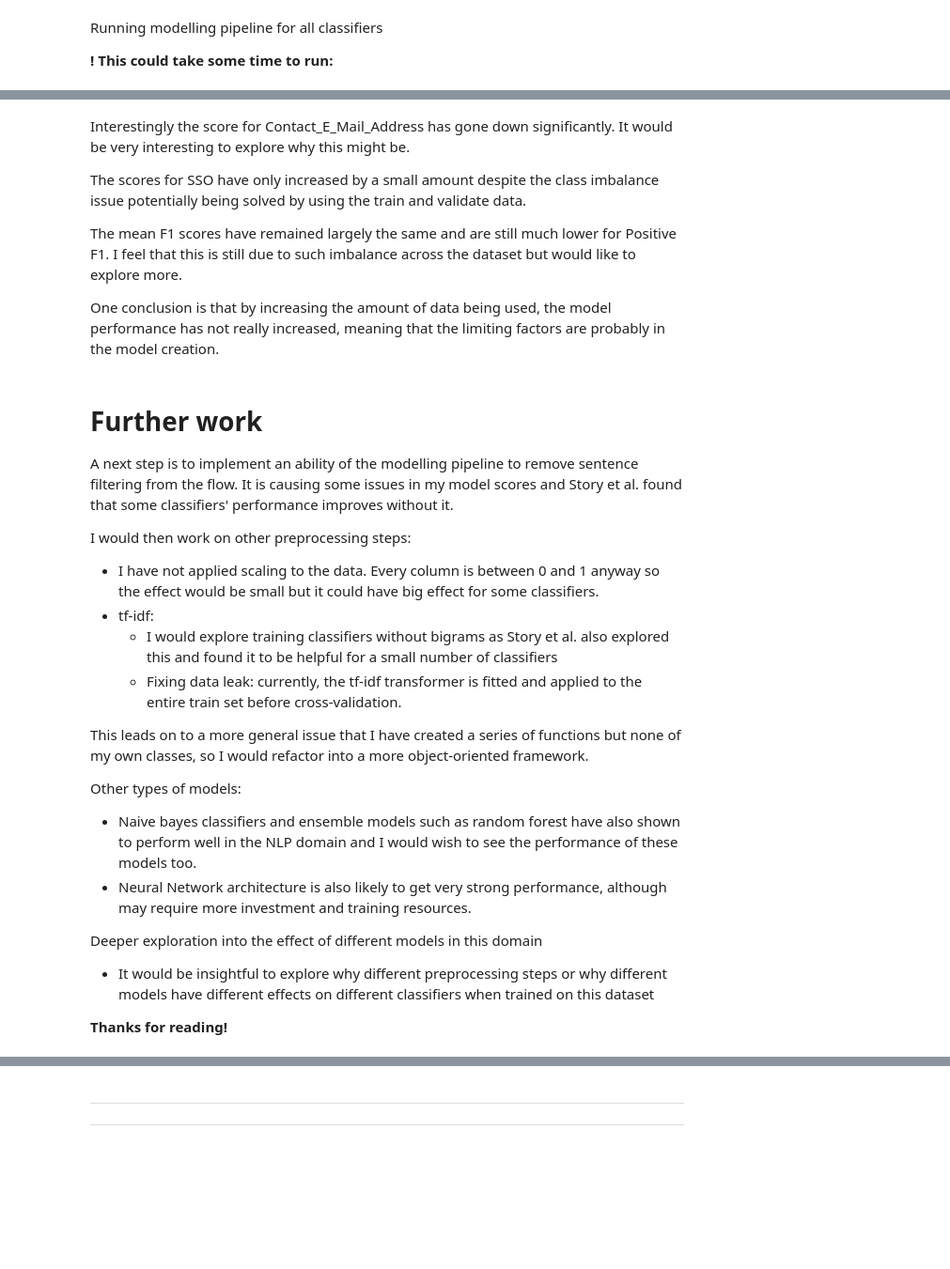
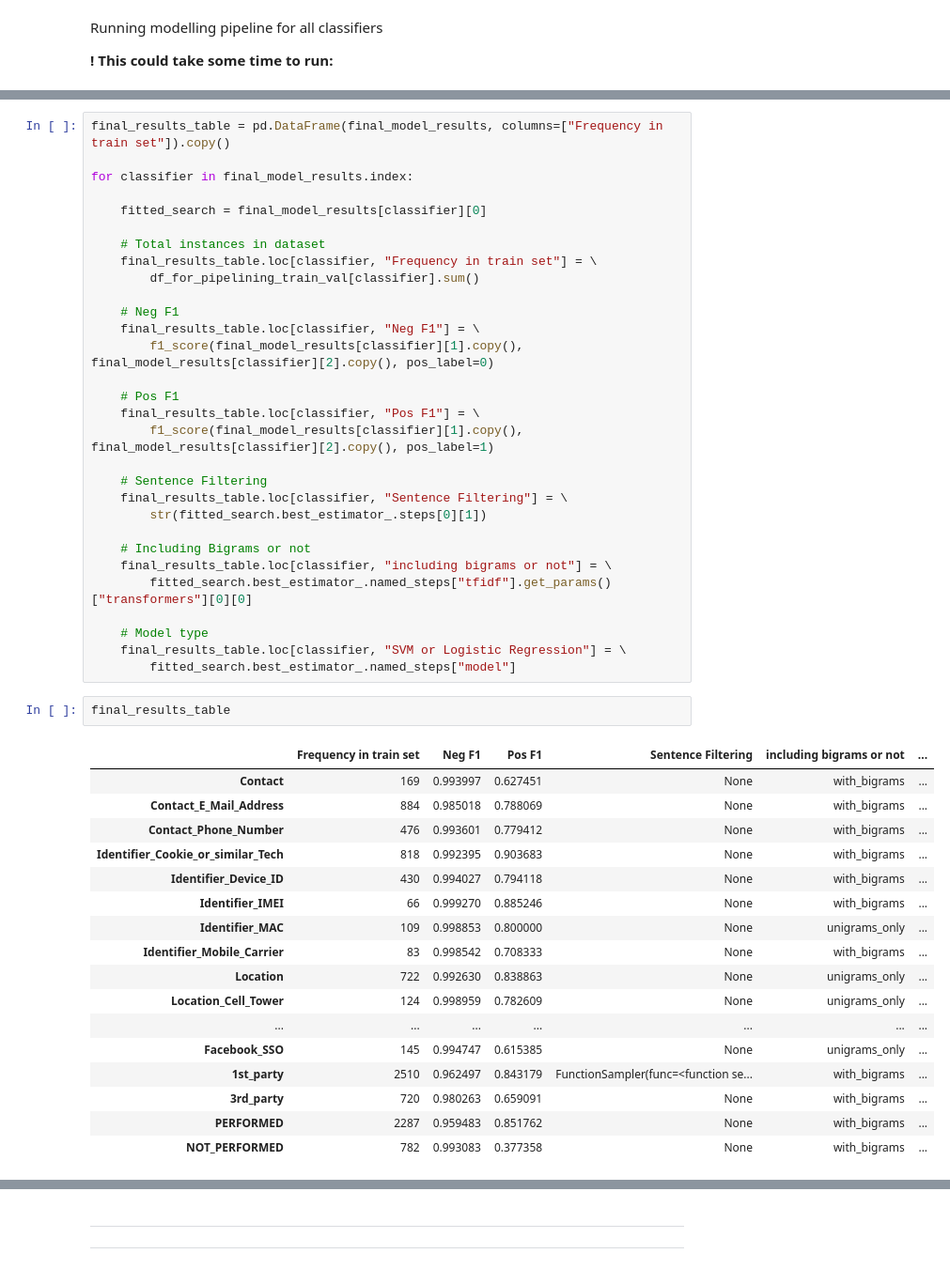
Before and after one commit to calhinchcliffe/nlp_privacy_policies, a Jupyter notebook: 5_modelling_pipeline.ipynb, the cells around one changed output, grey strips where cells are left out. Shown at 94% size. Saved outputs shown, nothing was run; the diff lists cells and outputs as text; blank space fills up the shorter version.

```diff
--- a/5_modelling_pipeline.ipynb
+++ b/5_modelling_pipeline.ipynb
@@ -1382,30 +801,50 @@ Positive F1 mean: 0.4993427790530155
-# %% [markdown]
-Interestingly the score for Contact_E_Mail_Address has gone down significantly. It would be very interesting to explore why this might be.
-
-The scores for SSO have only increased by a small amount despite the class imbalance issue potentially being solved by using the train and validate data.
-
-The mean F1 scores have remained largely the same and are still much lower for Positive F1.  I feel that this is still due to such imbalance across the dataset but would like to explore more.
-
-One conclusion is that by increasing the amount of data being used, the model performance has not really increased, meaning that the limiting factors are probably in the model creation.
-# %% [markdown]
-# Further work
-
-A next step is to implement an ability of the modelling pipeline to remove sentence filtering from the flow.  It is causing some issues in my model scores and Story et al. found that some classifiers' performance improves without it.
-
-I would then work on other preprocessing steps:
-- I have not applied scaling to the data. Every column is between 0 and 1 anyway so the effect would be small but it could have big effect for some classifiers.
-- tf-idf:
-    - I would explore training classifiers without bigrams as Story et al. also explored this and found it to be helpful for a small number of classifiers
-    - Fixing data leak: currently, the tf-idf transformer is fitted and applied to the entire train set before cross-validation.
-
-This leads on to a more general issue that I have created a series of functions but none of my own classes, so I would refactor into a more object-oriented framework.
-
-Other types of models:
-- Naive bayes classifiers and ensemble models such as random forest have also shown to perform well in the NLP domain and I would wish to see the performance of these models too.
-- Neural Network architecture is also likely to get very strong performance, although may require more investment and training resources.
-
-Deeper exploration into the effect of different models in this domain
-
-- It would be insightful to explore why different preprocessing steps or why different models have different effects on different classifiers when trained on this dataset
-
-**Thanks for reading!**
+# %%
+final_results_table = pd.DataFrame(final_model_results, columns=["Frequency in train set"]).copy()
+
+for classifier in final_model_results.index:
+
+    fitted_search = final_model_results[classifier][0]
+
+    # Total instances in dataset
+    final_results_table.loc[classifier, "Frequency in train set"] = \
+        df_for_pipelining_train_val[classifier].sum()
+
+    # Neg F1
+    final_results_table.loc[classifier, "Neg F1"] = \
+        f1_score(final_model_results[classifier][1].copy(), final_model_results[classifier][2].copy(), pos_label=0)
+
+    # Pos F1
+    final_results_table.loc[classifier, "Pos F1"] = \
+        f1_score(final_model_results[classifier][1].copy(), final_model_results[classifier][2].copy(), pos_label=1)
+
+    # Sentence Filtering
+    final_results_table.loc[classifier, "Sentence Filtering"] = \
+        str(fitted_search.best_estimator_.steps[0][1])
+
+    # Including Bigrams or not
+    final_results_table.loc[classifier, "including bigrams or not"] = \
+        fitted_search.best_estimator_.named_steps["tfidf"].get_params()["transformers"][0][0]
+
+    # Model type
+    final_results_table.loc[classifier, "SVM or Logistic Regression"] = \
+        fitted_search.best_estimator_.named_steps["model"]
+# %%
+final_results_table
+# %% [output]
+|  | Frequency in train set | Neg F1 | Pos F1 | Sentence Filtering | including bigrams or not | ... |
+| Contact | 169 | 0.993997 | 0.627451 | None | with_bigrams | ... |
+| Contact_E_Mail_Address | 884 | 0.985018 | 0.788069 | None | with_bigrams | ... |
+| Contact_Phone_Number | 476 | 0.993601 | 0.779412 | None | with_bigrams | ... |
+| Identifier_Cookie_or_similar_Tech | 818 | 0.992395 | 0.903683 | None | with_bigrams | ... |
+| Identifier_Device_ID | 430 | 0.994027 | 0.794118 | None | with_bigrams | ... |
+| Identifier_IMEI | 66 | 0.999270 | 0.885246 | None | with_bigrams | ... |
+| Identifier_MAC | 109 | 0.998853 | 0.800000 | None | unigrams_only | ... |
+| Identifier_Mobile_Carrier | 83 | 0.998542 | 0.708333 | None | with_bigrams | ... |
+| Location | 722 | 0.992630 | 0.838863 | None | unigrams_only | ... |
+| Location_Cell_Tower | 124 | 0.998959 | 0.782609 | None | unigrams_only | ... |
+| ... | ... | ... | ... | ... | ... | ... |
+| Facebook_SSO | 145 | 0.994747 | 0.615385 | None | unigrams_only | ... |
+| 1st_party | 2510 | 0.962497 | 0.843179 | FunctionSampler(func=<function se... | with_bigrams | ... |
+| 3rd_party | 720 | 0.980263 | 0.659091 | None | with_bigrams | ... |
+| PERFORMED | 2287 | 0.959483 | 0.851762 | None | with_bigrams | ... |
+| NOT_PERFORMED | 782 | 0.993083 | 0.377358 | None | with_bigrams | ... |
```
Also changed, not shown: parts of 115 cells of this notebook, 2 other files.
